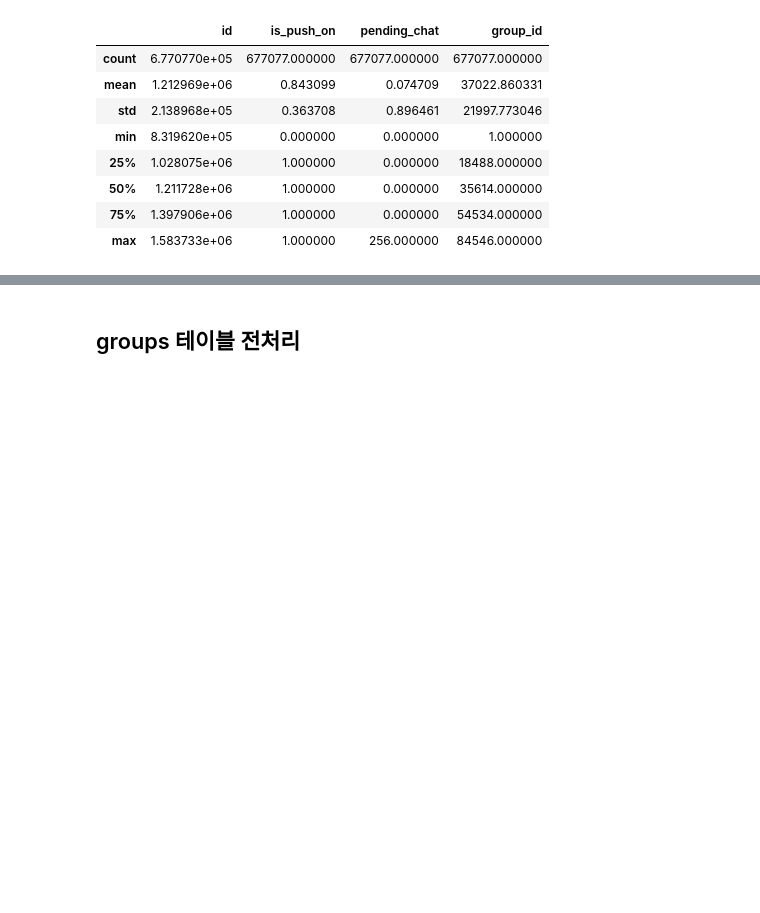
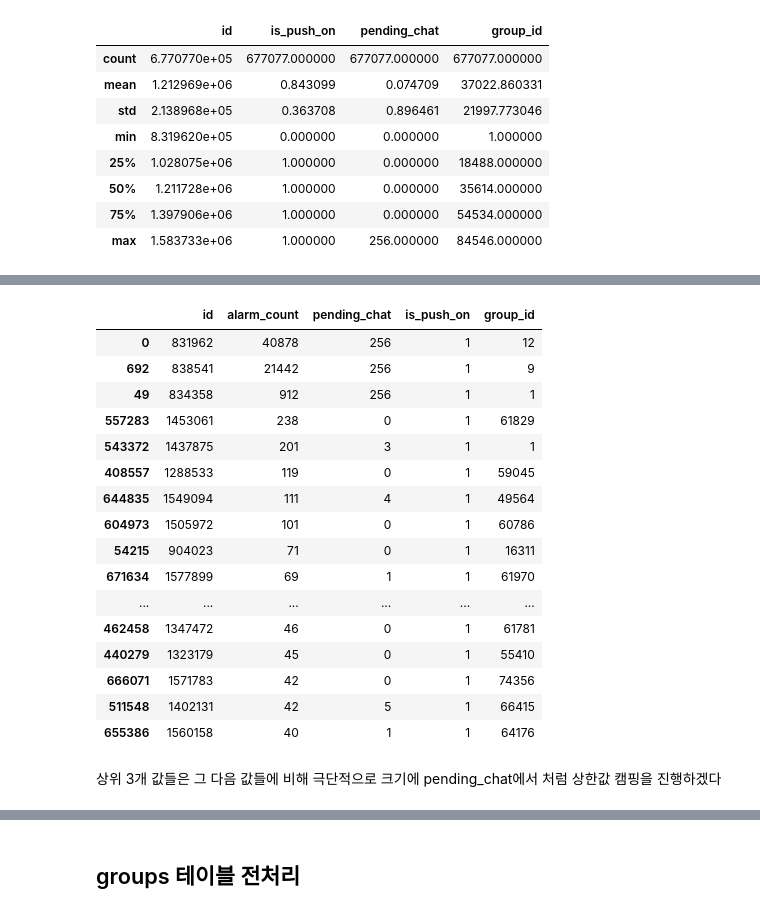
Before and after one commit to DA15-Lab/team3-ping-analytics, a Jupyter notebook: notebooks/Hyunho_analysis.ipynb, the cells around one changed output, grey strips where cells are left out. Cells and saved outputs as stored; diff of their text form; code cells hidden in the pictures; blank space fills up the shorter version.

```diff
--- a/notebooks/Hyunho_analysis.ipynb
+++ b/notebooks/Hyunho_analysis.ipynb
@@ -489,0 +486,12 @@ users.describe()
+# %%
+alarm = pd.read_csv(
+    path + 'accounts_user.csv',
+    usecols=['id', 'alarm_count']
+)
+
+users = users.merge(
+    alarm,
+    on='id',
+    how='left',
+    validate='one_to_one'
+)
@@ -489,0 +554,24 @@ users.describe()
+# %%
+users[users['alarm_count'] > 10][
+    ['id', 'alarm_count', 'pending_chat', 'is_push_on', 'group_id']
+].sort_values('alarm_count', ascending=False).head(20)
+# %% [output]
+|  | id | alarm_count | pending_chat | is_push_on | group_id |
+| 0 | 831962 | 40878 | 256 | 1 | 12 |
+| 692 | 838541 | 21442 | 256 | 1 | 9 |
+| 49 | 834358 | 912 | 256 | 1 | 1 |
+| 557283 | 1453061 | 238 | 0 | 1 | 61829 |
+| 543372 | 1437875 | 201 | 3 | 1 | 1 |
+| 408557 | 1288533 | 119 | 0 | 1 | 59045 |
+| 644835 | 1549094 | 111 | 4 | 1 | 49564 |
+| 604973 | 1505972 | 101 | 0 | 1 | 60786 |
+| 54215 | 904023 | 71 | 0 | 1 | 16311 |
+| 671634 | 1577899 | 69 | 1 | 1 | 61970 |
+| ... | ... | ... | ... | ... | ... |
+| 462458 | 1347472 | 46 | 0 | 1 | 61781 |
+| 440279 | 1323179 | 45 | 0 | 1 | 55410 |
+| 666071 | 1571783 | 42 | 0 | 1 | 74356 |
+| 511548 | 1402131 | 42 | 5 | 1 | 66415 |
+| 655386 | 1560158 | 40 | 1 | 1 | 64176 |
+# %% [markdown]
+상위 3개 값들은 그 다음 값들에 비해 극단적으로 크기에 pending_chat에서 처럼 상한값 캠핑을 진행하겠다
```
Also changed, not shown: parts of 85 cells of this notebook.
